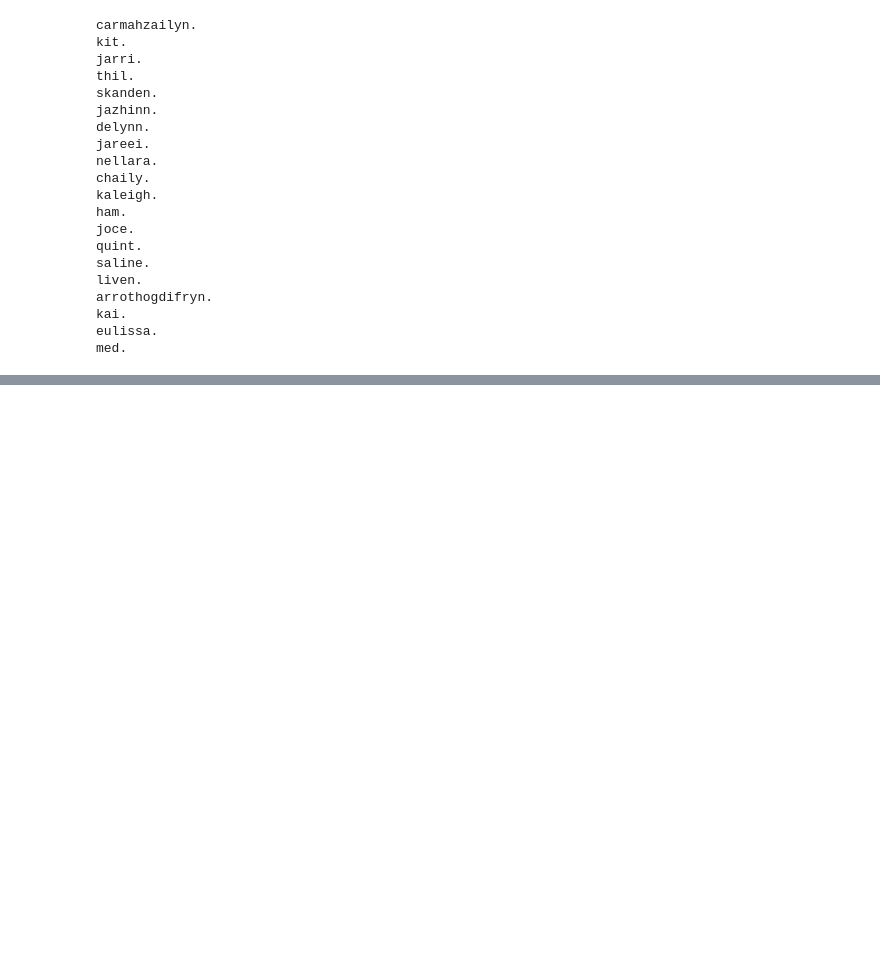
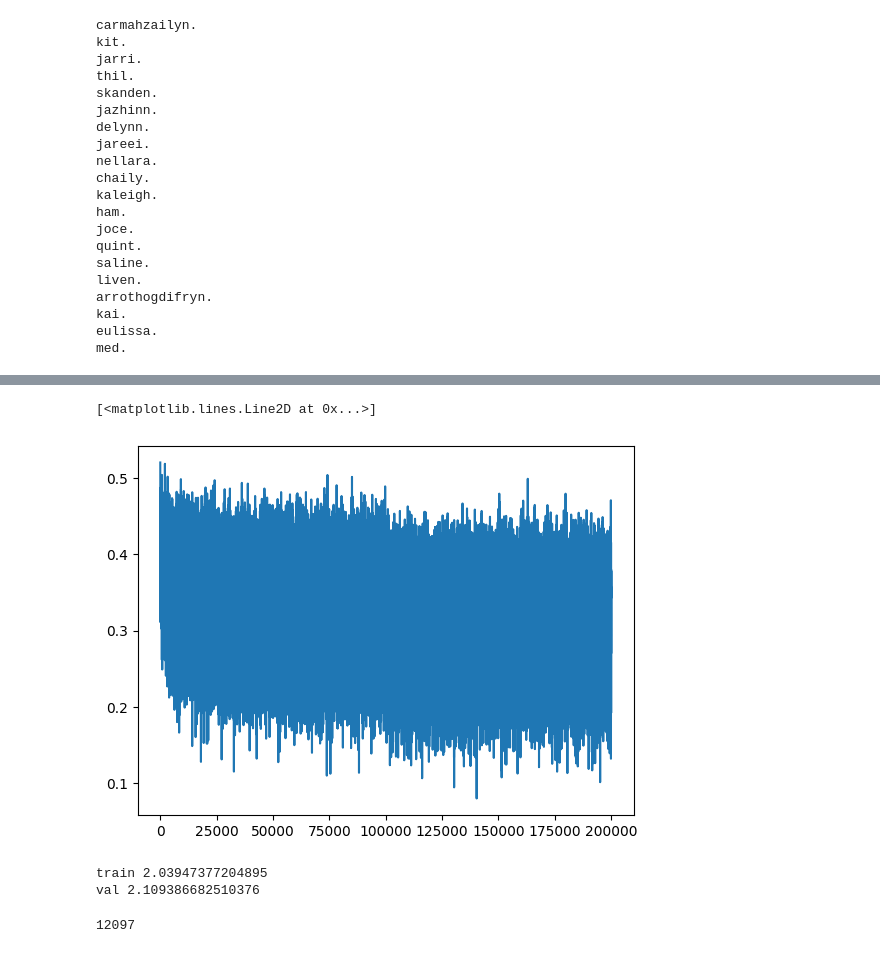
Before and after one commit to Yousif-dk/zero-to-hero, a Jupyter notebook: Lectures/lecture 4/lesson_4.ipynb, the cells around one changed output, grey strips where cells are left out. Cells and saved outputs as stored; diff of their text form; code cells hidden in the pictures; blank space fills up the shorter version.

```diff
--- a/Lectures/lecture 4/lesson_4.ipynb
+++ b/Lectures/lecture 4/lesson_4.ipynb
@@ -483,0 +511,33 @@ med.
+# %%
+#Dame optimization as last time
+max_steps = 200000
+batch_size = 32
+lossi = []
+
+for i in range(max_steps):
+    #minibatch construct
+    ix = torch.randint(0,Xtr.shape[0],(batch_size,),generator=g)
+    Xb,Yb = Xtr[ix], Ytr[ix] #batch X,Y
+    #Forward pass
+    emb = C[Xb]
+    embcat = emb.view(emb.shape[0],-1) #concatenate the vectors
+    hpreact = embcat @ W1 + b1 #hidden layer preactivation
+    h = torch.tanh(hpreact) #hidden layer
+    logits = h @ W2 + b2 #output layer
+    loss = F.cross_entropy(logits,Yb)
+
+    #Backward pass
+    for p in parameters:
+        p.grad = None
+    loss.backward()
+
+    #update
+    lr = 0.1 if i < 100000 else 0.01 #step learning rate decay
+    for p in parameters:
+        p.data += -lr * p.grad
+
+    #track stats
+    if i % 10000 == 0:
+        print(f'{i:7d}/{max_steps:7d}: {loss.item():.4f}')
+    lossi.append(loss.log10().item())
+    #break
@@ -483,0 +565,25 @@ med.
+# %%
+plt.plot(lossi)
+# %% [output]
+[<matplotlib.lines.Line2D at 0x...>]
+[figure, added]
+# %%
+@torch.no_grad() #disable gradient tracking.
+def split_loss(split):
+    x,y = {
+        'train': (Xtr,Ytr),
+        'val': (Xdev,Ydev),
+        'test': (Xte,Yte)
+    }[split]
+    emb = C[x]#(N, block_size, n_embd)
+    embcat = emb.view(emb.shape[0],-1) #concatenate into (N, block_size * n_embd)
+    h = torch.tanh(embcat @ W1 + b1) # (N, Nhidden)
+    logits = h @ W2 + b2 # (N, vocab_size)
+    loss = F.cross_entropy(logits,y)
+    print(split,loss.item())
+
+split_loss('train')
+split_loss('val')
+# %% [output]
+train 2.03947377204895
+val 2.109386682510376
@@ -483,0 +593,21 @@ med.
+# %%
+# MLP revisited
+n_embd = 10 # the dimensionality of the character embedding vectors
+n_hidden = 200 # the number of neurons in the hidden layer of the MLP
+
+g = torch.Generator().manual_seed(2147483647) # for reproducibility
+C  = torch.randn((vocab_size, n_embd),            generator=g)
+W1 = torch.randn((n_embd * block_size, n_hidden), generator=g) * ((5/3) / (n_embd * block_size)**0.5)
+b1 = torch.randn(n_hidden,                        generator=g) * 0.01
+W2 = torch.randn((n_hidden, vocab_size),          generator=g) * 0.01 #scaling W2 down at init to prevent first iter logits from being too high
+b2 = torch.randn(vocab_size,                      generator=g) * 0 #setting b2 to be 0 at initialization to prevent first iter logits from going nuts
+
+bngain = torch.ones((1,n_hidden))
+bnbias = torch.zeros((1,n_hidden))
+#Above, we're initializing bngain and bnbias as learnable parameters to properly gaussian'ize our lovely matrices.
+parameters = [C, W1, W2, b2, bngain, bnbias]
+print(sum(p.nelement() for p in parameters)) # number of parameters in total
+for p in parameters:
+  p.requires_grad = True
+# %% [output]
+12097
```
Also changed, not shown: parts of 7 cells of this notebook.
